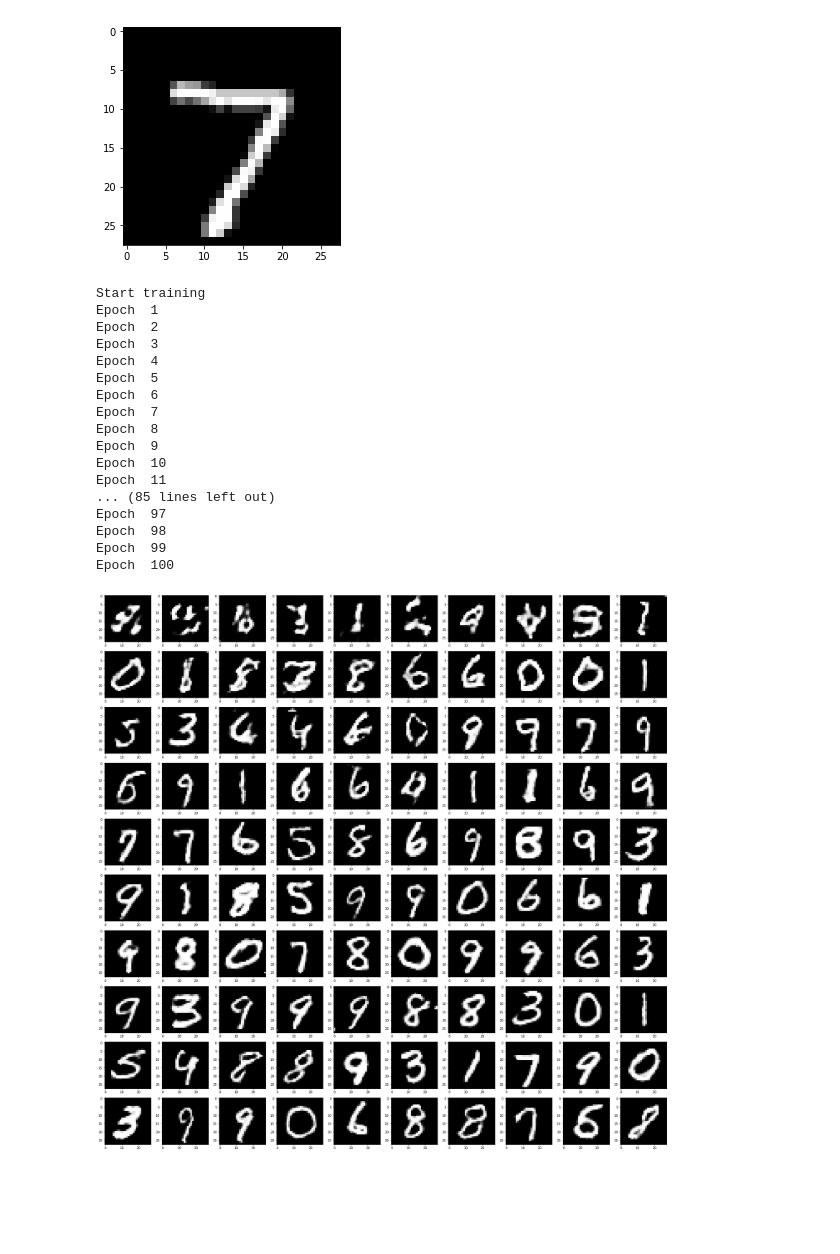
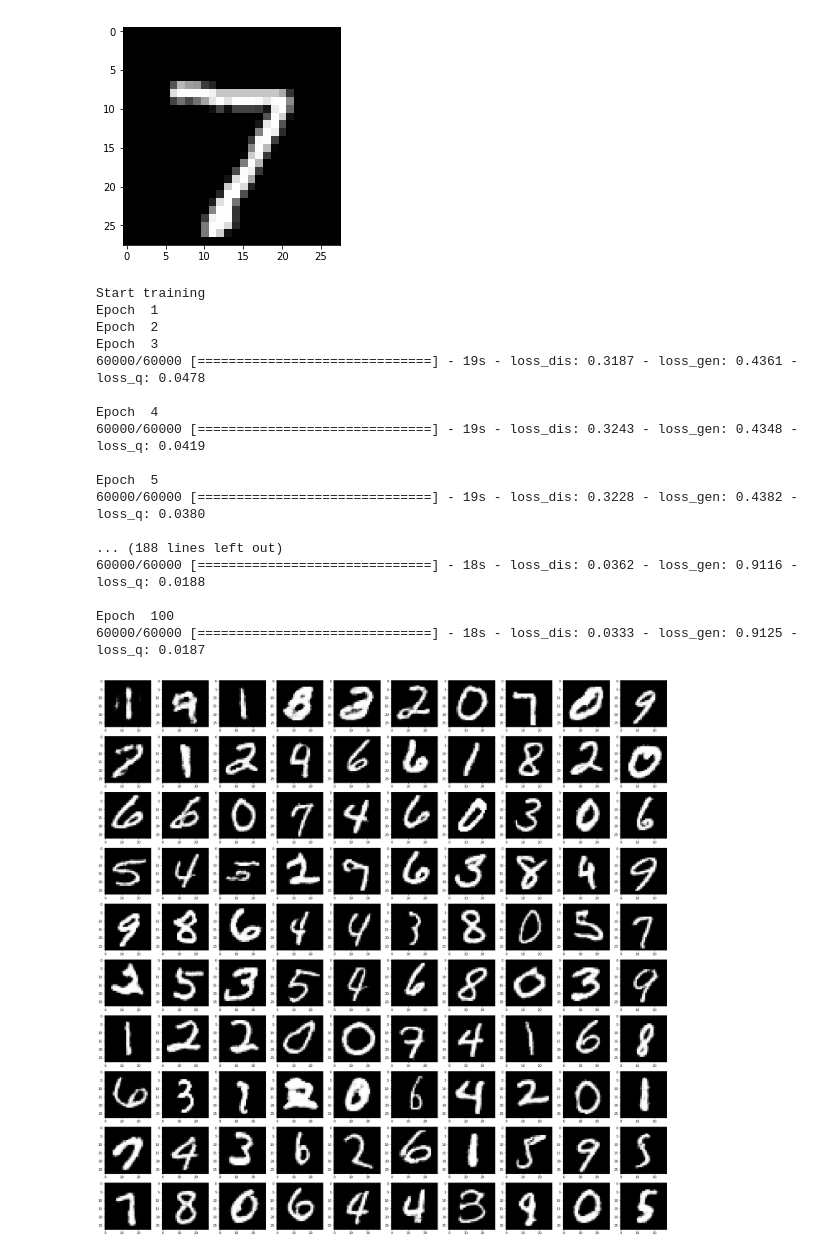
Before and after one commit to HenryJia/InfoGAN, a Jupyter notebook: MNIST_GAN.ipynb, the cells around one changed output. Drawn from its saved outputs; the diff is of its cells as text; code cells hidden in the pictures; blank space fills up the shorter version.

```diff
--- a/MNIST_GAN.ipynb
+++ b/MNIST_GAN.ipynb
@@ -158,19 +173,20 @@ class Discriminator(nn.Module):
 # OK, now we create the actual models
 gen = Generator().cuda()
 dis = Discriminator().cuda()
-Q_cat = Linear(256, 10).cuda()
-Q_con = Linear(256, c2_len).cuda()
+Q_cat = Linear(128, 10).cuda()
+Q_con = Linear(128, c2_len).cuda()
 # %%
 # Create the optimisers
-g_optim = optim.Adam(gen.parameters(), lr = 1e-4)
-d_optim = optim.Adam(dis.parameters(), lr = 1e-4)
-qcat_optim = optim.Adam(Q_cat.parameters(), lr = 1e-4)
-qcon_optim = optim.Adam(Q_con.parameters(), lr = 1e-4)
+g_optim = optim.Adam(gen.parameters(), lr = 1e-3)
+d_optim = optim.Adam(dis.parameters(), lr = 2e-4)
+qcat_optim = optim.Adam(Q_cat.parameters(), lr = 2e-4)
+qcon_optim = optim.Adam(Q_con.parameters(), lr = 2e-4)
 # %%
 # Alright, everything's setup, let's run the GAN and train it first
 
 nll = nn.NLLLoss().cuda()
 mse = nn.MSELoss().cuda()
+bce = nn.BCELoss().cuda()
 
 print('Start training')
 plt.figure(0, figsize = (32, 32))
@@ -217,49 +233,49 @@ for epoch in range(100):
 
         # Forward pass for latent code
         _, hid = dis(gen(z))
         Q_categorical = F.log_softmax(Q_cat(hid))
         Q_continuous = Q_con(hid)
 
         # Now latent backward pass for everything
         loss_q = nll(Q_categorical, cat_noise) + 0.5 * mse(Q_continuous, con_noise)
         gen.zero_grad()
         dis.zero_grad()
         Q_cat.zero_grad()
         Q_con.zero_grad()
 
         loss_q.backward()
         g_optim.step()
         d_optim.step()
         qcat_optim.step()
         qcon_optim.step()
 
-        pb.update((i + 1) * data.size()[0],
-                  [('loss_dis', loss_dis.cpu().data.numpy()),
-                   ('loss_gen', loss_gen.cpu().data.numpy()),
-                   ('loss_q', loss_q.cpu().data.numpy())])
+        pb.add(data.size()[0],
+               [('loss_dis', loss_dis.cpu().data.numpy()),
+                ('loss_gen', loss_gen.cpu().data.numpy()),
+                ('loss_q', loss_q.cpu().data.numpy())])
 
     print()
     plt.subplot(10, 10, epoch + 1)
-    plt.imshow(np.round(out_gen.cpu().data.numpy()[0, 0] * 255), cmap = 'gray')
+    plt.imshow(out_gen.cpu().data.numpy()[0, 0], cmap = 'gray')
 # %% [output]
 Start training
 Epoch  1
 Epoch  2
 Epoch  3
+60000/60000 [==============================] - 19s - loss_dis: 0.3187 - loss_gen: 0.4361 - loss_q: 0.0478
+
 Epoch  4
+60000/60000 [==============================] - 19s - loss_dis: 0.3243 - loss_gen: 0.4348 - loss_q: 0.0419
+
 Epoch  5
-Epoch  6
-Epoch  7
-Epoch  8
-Epoch  9
-Epoch  10
-Epoch  11
-... (85 lines left out)
-Epoch  97
-Epoch  98
-Epoch  99
+60000/60000 [==============================] - 19s - loss_dis: 0.3228 - loss_gen: 0.4382 - loss_q: 0.0380
+
+... (188 lines left out)
+60000/60000 [==============================] - 18s - loss_dis: 0.0362 - loss_gen: 0.9116 - loss_q: 0.0188
+
 Epoch  100
+60000/60000 [==============================] - 18s - loss_dis: 0.0333 - loss_gen: 0.9125 - loss_q: 0.0187
-[figure, old version]
+[figure, new version]
 # %%
 torch.save(gen.state_dict(), 'mnist_gen.torch')
 torch.save(dis.state_dict(), 'mnist_dis.torch')
```
Also changed, not shown: parts of 5 cells of this notebook.
